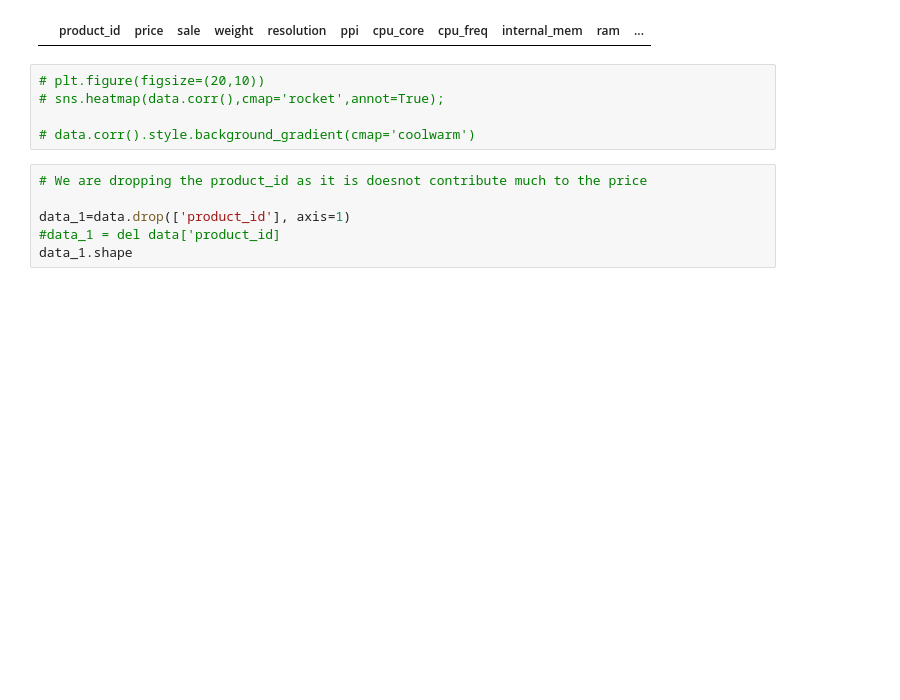
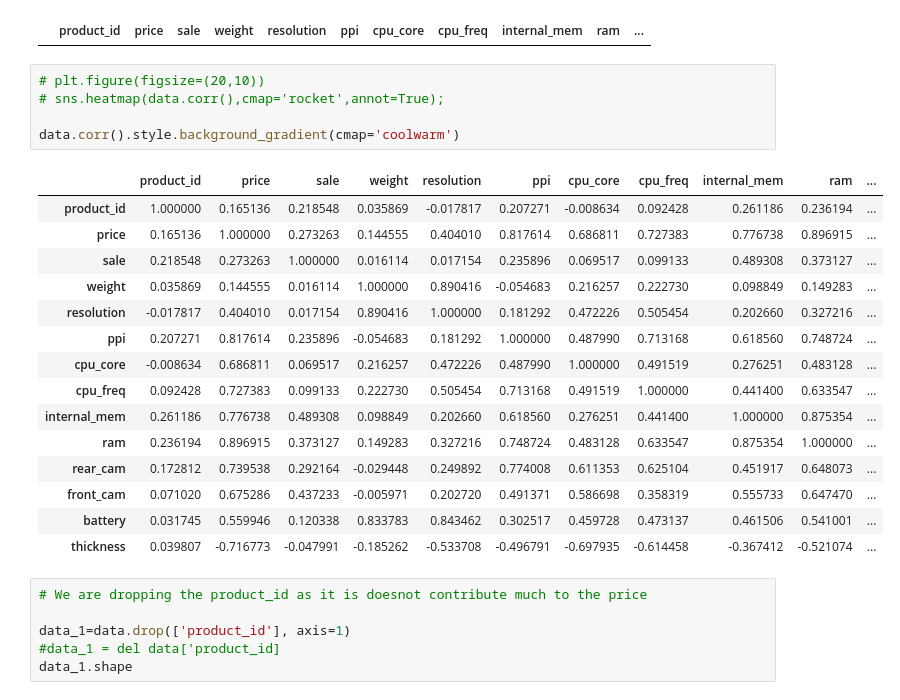
Before and after one commit to srikarthadaka/data_science, a Jupyter notebook: Mobile_Price_Prediction.ipynb, the cells around one changed output. Drawn from its saved outputs; the diff is of its cells as text; blank space fills up the shorter version.

```diff
--- a/Mobile_Price_Prediction.ipynb
+++ b/Mobile_Price_Prediction.ipynb
@@ -137,8 +138,24 @@ data[data.duplicated()]
 # %%
 # plt.figure(figsize=(20,10))
 # sns.heatmap(data.corr(),cmap='rocket',annot=True);
 
-# data.corr().style.background_gradient(cmap='coolwarm')
+data.corr().style.background_gradient(cmap='coolwarm')
+# %% [output]
+|  | product_id | price | sale | weight | resolution | ppi | cpu_core | cpu_freq | internal_mem | ram | ... |
+| product_id | 1.000000 | 0.165136 | 0.218548 | 0.035869 | -0.017817 | 0.207271 | -0.008634 | 0.092428 | 0.261186 | 0.236194 | ... |
+| price | 0.165136 | 1.000000 | 0.273263 | 0.144555 | 0.404010 | 0.817614 | 0.686811 | 0.727383 | 0.776738 | 0.896915 | ... |
+| sale | 0.218548 | 0.273263 | 1.000000 | 0.016114 | 0.017154 | 0.235896 | 0.069517 | 0.099133 | 0.489308 | 0.373127 | ... |
+| weight | 0.035869 | 0.144555 | 0.016114 | 1.000000 | 0.890416 | -0.054683 | 0.216257 | 0.222730 | 0.098849 | 0.149283 | ... |
+| resolution | -0.017817 | 0.404010 | 0.017154 | 0.890416 | 1.000000 | 0.181292 | 0.472226 | 0.505454 | 0.202660 | 0.327216 | ... |
+| ppi | 0.207271 | 0.817614 | 0.235896 | -0.054683 | 0.181292 | 1.000000 | 0.487990 | 0.713168 | 0.618560 | 0.748724 | ... |
+| cpu_core | -0.008634 | 0.686811 | 0.069517 | 0.216257 | 0.472226 | 0.487990 | 1.000000 | 0.491519 | 0.276251 | 0.483128 | ... |
+| cpu_freq | 0.092428 | 0.727383 | 0.099133 | 0.222730 | 0.505454 | 0.713168 | 0.491519 | 1.000000 | 0.441400 | 0.633547 | ... |
+| internal_mem | 0.261186 | 0.776738 | 0.489308 | 0.098849 | 0.202660 | 0.618560 | 0.276251 | 0.441400 | 1.000000 | 0.875354 | ... |
+| ram | 0.236194 | 0.896915 | 0.373127 | 0.149283 | 0.327216 | 0.748724 | 0.483128 | 0.633547 | 0.875354 | 1.000000 | ... |
+| rear_cam | 0.172812 | 0.739538 | 0.292164 | -0.029448 | 0.249892 | 0.774008 | 0.611353 | 0.625104 | 0.451917 | 0.648073 | ... |
+| front_cam | 0.071020 | 0.675286 | 0.437233 | -0.005971 | 0.202720 | 0.491371 | 0.586698 | 0.358319 | 0.555733 | 0.647470 | ... |
+| battery | 0.031745 | 0.559946 | 0.120338 | 0.833783 | 0.843462 | 0.302517 | 0.459728 | 0.473137 | 0.461506 | 0.541001 | ... |
+| thickness | 0.039807 | -0.716773 | -0.047991 | -0.185262 | -0.533708 | -0.496791 | -0.697935 | -0.614458 | -0.367412 | -0.521074 | ... |
 # %%
 # We are dropping the product_id as it is doesnot contribute much to the price
 
```
Also changed, not shown: parts of 13 cells of this notebook.
